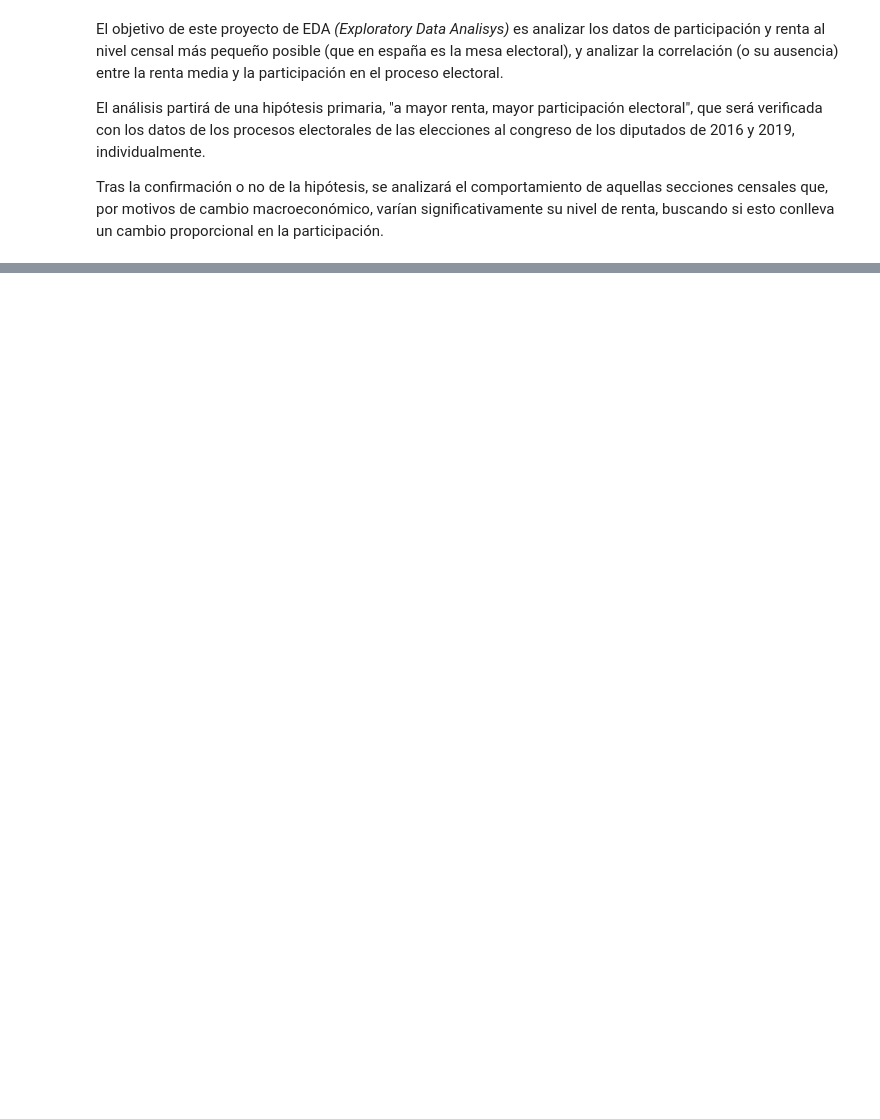
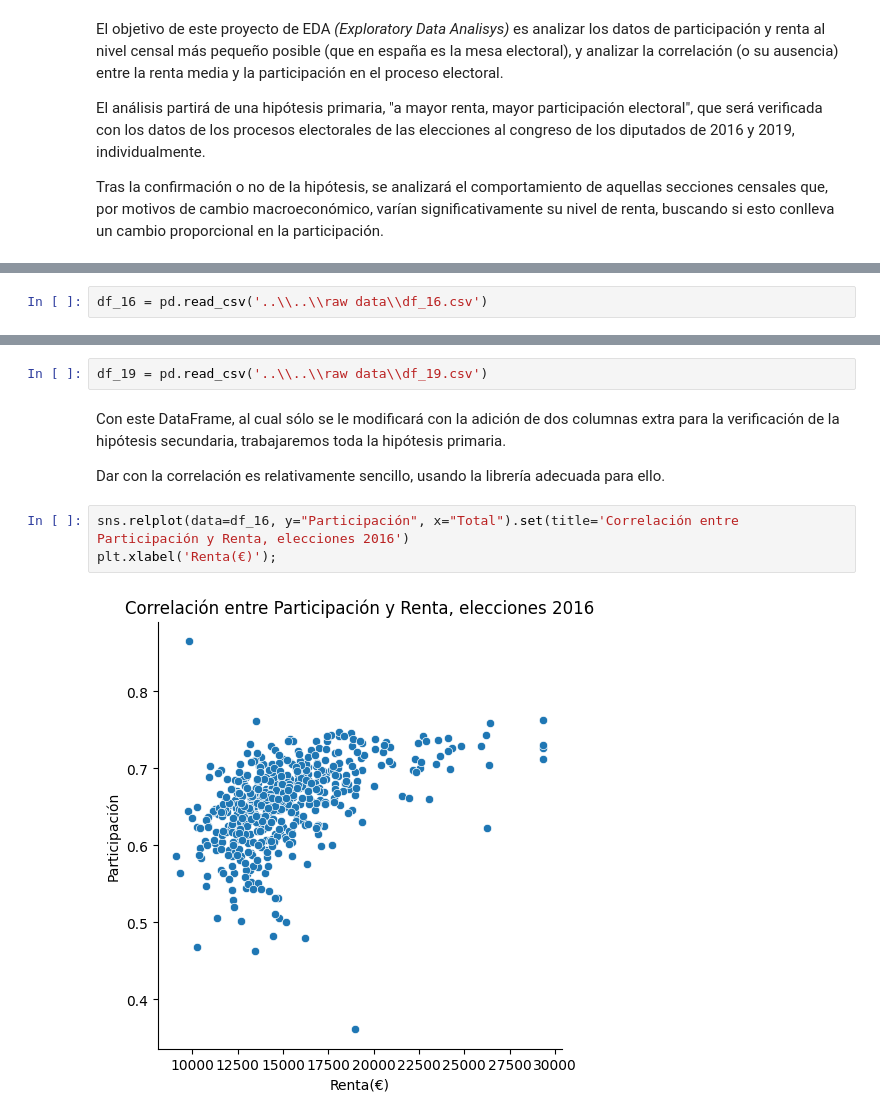
Before and after one commit to hmsgrs/Data-Science-Projects, a Jupyter notebook: EDA_Voto_Renta/src/memoria/EDA_memoria.ipynb, the cells around one changed output, grey strips where cells are left out. Saved outputs shown, nothing was run; the diff lists cells and outputs as text; blank space fills up the shorter version.

```diff
--- a/EDA_Voto_Renta/src/memoria/EDA_memoria.ipynb
+++ b/EDA_Voto_Renta/src/memoria/EDA_memoria.ipynb
@@ -16,0 +107,2 @@ El EDA usará dos fuentes primarias de datos on-line, para los dos parámetros p
+# %%
+df_16 = pd.read_csv('..\\..\\raw data\\df_16.csv')
@@ -16,0 +125,11 @@ El EDA usará dos fuentes primarias de datos on-line, para los dos parámetros p
+# %%
+df_19 = pd.read_csv('..\\..\\raw data\\df_19.csv')
+# %% [markdown]
+Con este DataFrame, al cual sólo se le modificará con la adición de dos columnas extra para la verificación de la hipótesis secundaria, trabajaremos toda la hipótesis primaria.
+
+Dar con la correlación es relativamente sencillo, usando la librería adecuada para ello.
+# %%
+sns.relplot(data=df_16, y="Participación", x="Total").set(title='Correlación entre Participación y Renta, elecciones 2016')
+plt.xlabel('Renta(€)');
+# %% [output]
+[figure, added]
```
Also changed, not shown: parts of 33 cells of this notebook, 7 other files.
